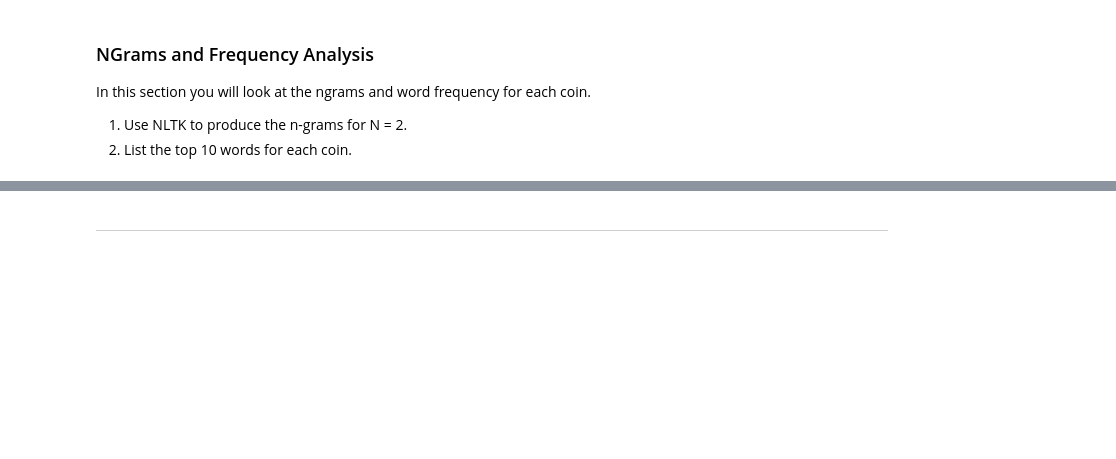
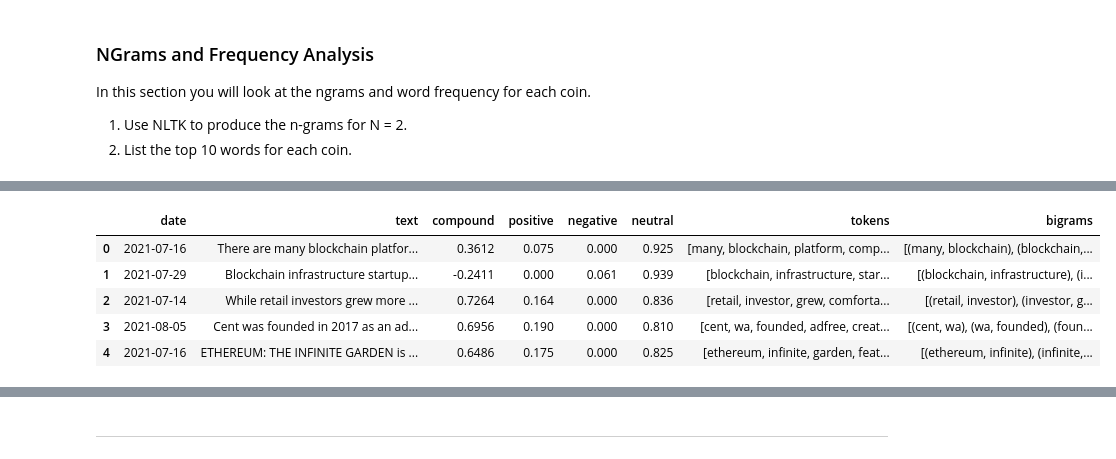
Before and after one commit to aylwarda/fintech-natural-language-processing, a Jupyter notebook: crypto_sentiment.ipynb, the cells around one changed output, grey strips where cells are left out. Saved outputs shown, nothing was run; the diff lists cells and outputs as text; code cells hidden in the pictures; blank space fills up the shorter version.

```diff
--- a/crypto_sentiment.ipynb
+++ b/crypto_sentiment.ipynb
@@ -256,6 +323,17 @@ from nltk import ngrams
 # %%
 # Generate the Ethereum N-grams where N=2
-# YOUR CODE HERE!
+eth_bigrams, eth_tokens = process_tokens(ethereum_df["tokens"])
+
+# Add the bitcoin bigrams to the DataFrame
+ethereum_df["bigrams"] = eth_bigrams
+ethereum_df.head()
+# %% [output]
+|  | date | text | compound | positive | negative | neutral | tokens | bigrams |
+| 0 | 2021-07-16 | There are many blockchain platfor... | 0.3612 | 0.075 | 0.000 | 0.925 | [many, blockchain, platform, comp... | [(many, blockchain), (blockchain,... |
+| 1 | 2021-07-29 | Blockchain infrastructure startup... | -0.2411 | 0.000 | 0.061 | 0.939 | [blockchain, infrastructure, star... | [(blockchain, infrastructure), (i... |
+| 2 | 2021-07-14 | While retail investors grew more ... | 0.7264 | 0.164 | 0.000 | 0.836 | [retail, investor, grew, comforta... | [(retail, investor), (investor, g... |
+| 3 | 2021-08-05 | Cent was founded in 2017 as an ad... | 0.6956 | 0.190 | 0.000 | 0.810 | [cent, wa, founded, adfree, creat... | [(cent, wa), (wa, founded), (foun... |
+| 4 | 2021-07-16 | ETHEREUM: THE INFINITE GARDEN is ... | 0.6486 | 0.175 | 0.000 | 0.825 | [ethereum, infinite, garden, feat... | [(ethereum, infinite), (infinite,... |
 # %%
 # Function token_count generates the top 10 words for a given coin
 def token_count(tokens, N=3):
```
Also changed, not shown: parts of 32 cells of this notebook, 1 other file.
